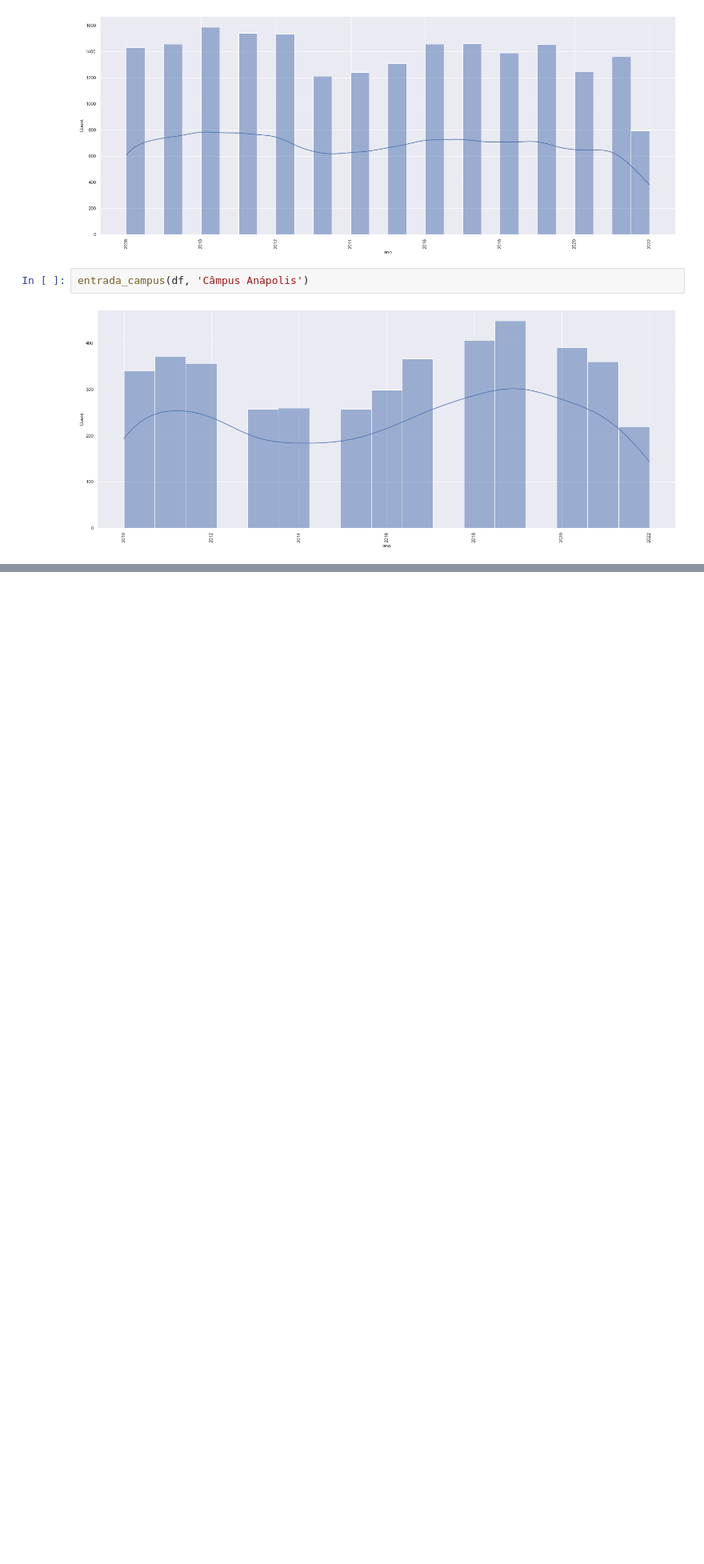
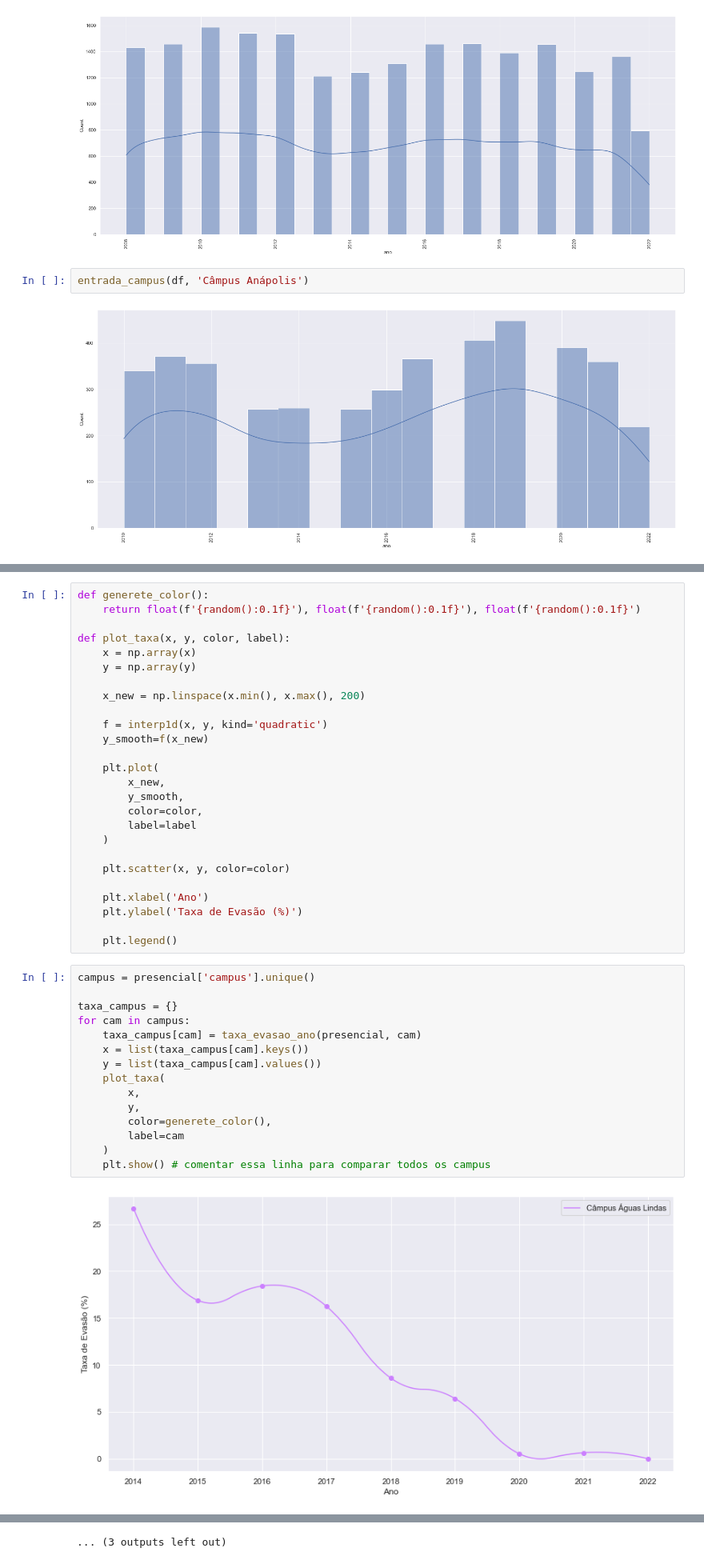
Before and after one commit to Cangerana/data_mining, a Jupyter notebook: discentes_analises.ipynb, the cells around one changed output, grey strips where cells are left out. Shown at 80% size. Drawn from its saved outputs; the diff is of its cells as text; blank space fills up the shorter version.

```diff
--- a/discentes_analises.ipynb
+++ b/discentes_analises.ipynb
@@ -326,0 +385,43 @@ entrada_campus(df, 'Câmpus Anápolis')
+# %%
+def generete_color():
+    return float(f'{random():0.1f}'), float(f'{random():0.1f}'), float(f'{random():0.1f}')
+
+def plot_taxa(x, y, color, label):
+    x = np.array(x)
+    y = np.array(y)
+
+    x_new = np.linspace(x.min(), x.max(), 200)
+
+    f = interp1d(x, y, kind='quadratic')
+    y_smooth=f(x_new)
+
+    plt.plot(
+        x_new,
+        y_smooth,
+        color=color,
+        label=label
+    )
+
+    plt.scatter(x, y, color=color)
+
+    plt.xlabel('Ano')
+    plt.ylabel('Taxa de Evasão (%)')
+
+    plt.legend()
+# %%
+campus = presencial['campus'].unique()
+
+taxa_campus = {}
+for cam in campus:
+    taxa_campus[cam] = taxa_evasao_ano(presencial, cam)
+    x = list(taxa_campus[cam].keys())
+    y = list(taxa_campus[cam].values())
+    plot_taxa(
+        x,
+        y,
+        color=generete_color(),
+        label=cam
+    )
+    plt.show() # comentar essa linha para comparar todos os campus
+# %% [output]
+[figure, added]
@@ -326,0 +439 @@ entrada_campus(df, 'Câmpus Anápolis')
+... (3 outputs left out)
```
Also changed, not shown: parts of 10 cells of this notebook.
